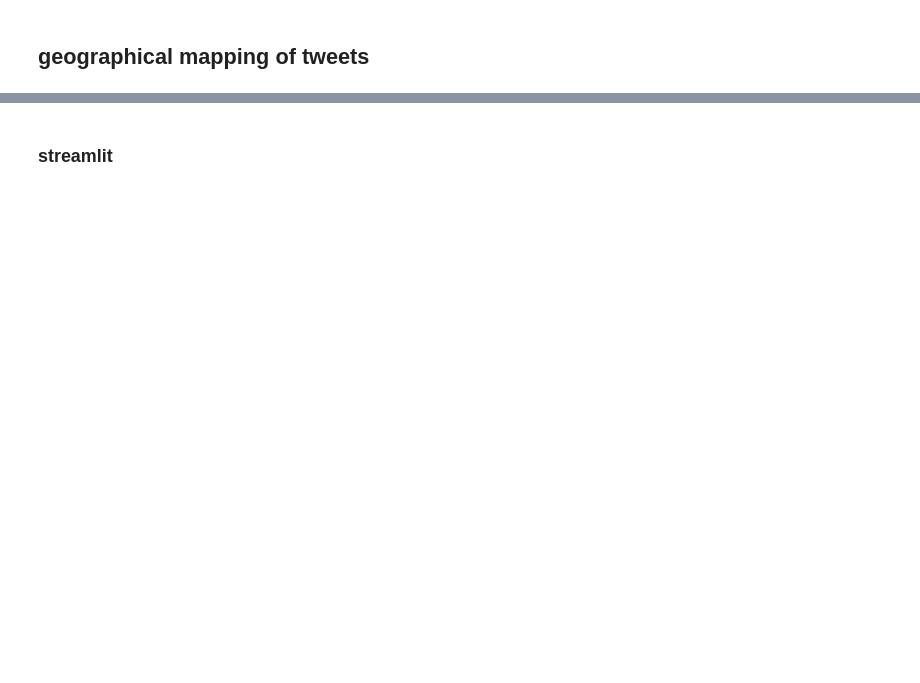
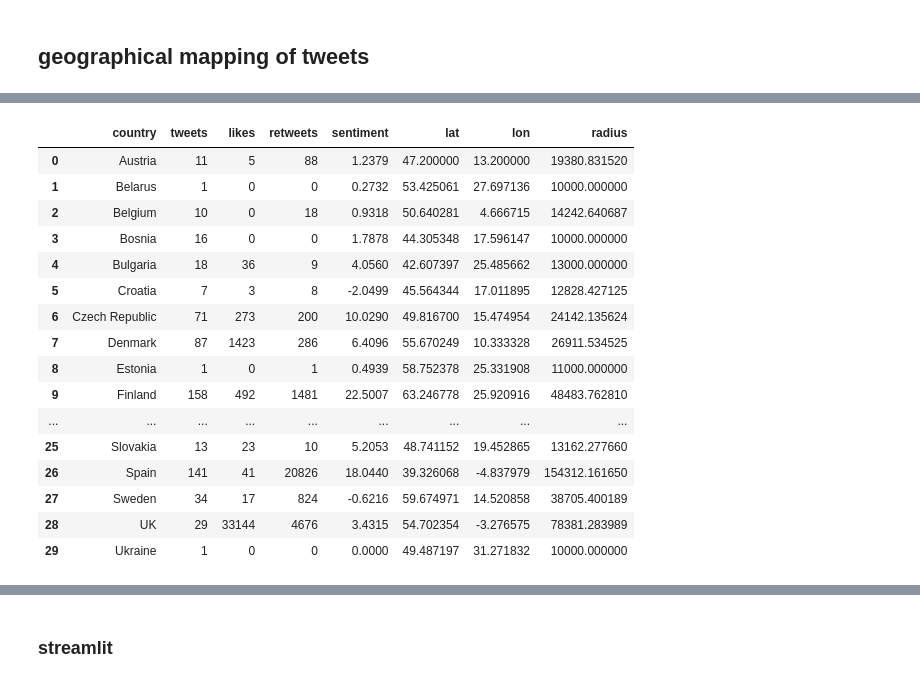
Before and after one commit to EstefaniaVB/LexAI, a Jupyter notebook: notebooks/twitterAPI_Tim.ipynb, the cells around one changed output, grey strips where cells are left out. Cells and saved outputs as stored; diff of their text form; code cells hidden in the pictures; blank space fills up the shorter version.

```diff
--- a/notebooks/twitterAPI_Tim.ipynb
+++ b/notebooks/twitterAPI_Tim.ipynb
@@ -774,0 +957,38 @@ def count_cities(df):
+# %%
+import math
+
+def clean_and_sum(df):
+
+    df_country_counts = df_country_counts.dropna()
+    df_country_counts = df_country_counts.groupby(by="country", as_index=False).sum()
+    return df
+
+def add_lat_lon(df):
+    df['lat'] = df['country'].apply(region_lat)
+    df['lon'] = df['country'].apply(region_lon)
+    return df
+
+def add_radius(df):
+
+    df["radius"] = df["retweets"].apply(lambda likes: math.sqrt(likes)*1000 + 10000)
+    return df
+
+df_country_counts
+# %% [output]
+|  | country | tweets | likes | retweets | sentiment | lat | lon | radius |
+| 0 | Austria | 11 | 5 | 88 | 1.2379 | 47.200000 | 13.200000 | 19380.831520 |
+| 1 | Belarus | 1 | 0 | 0 | 0.2732 | 53.425061 | 27.697136 | 10000.000000 |
+| 2 | Belgium | 10 | 0 | 18 | 0.9318 | 50.640281 | 4.666715 | 14242.640687 |
+| 3 | Bosnia | 16 | 0 | 0 | 1.7878 | 44.305348 | 17.596147 | 10000.000000 |
+| 4 | Bulgaria | 18 | 36 | 9 | 4.0560 | 42.607397 | 25.485662 | 13000.000000 |
+| 5 | Croatia | 7 | 3 | 8 | -2.0499 | 45.564344 | 17.011895 | 12828.427125 |
+| 6 | Czech Republic | 71 | 273 | 200 | 10.0290 | 49.816700 | 15.474954 | 24142.135624 |
+| 7 | Denmark | 87 | 1423 | 286 | 6.4096 | 55.670249 | 10.333328 | 26911.534525 |
+| 8 | Estonia | 1 | 0 | 1 | 0.4939 | 58.752378 | 25.331908 | 11000.000000 |
+| 9 | Finland | 158 | 492 | 1481 | 22.5007 | 63.246778 | 25.920916 | 48483.762810 |
+| ... | ... | ... | ... | ... | ... | ... | ... | ... |
+| 25 | Slovakia | 13 | 23 | 10 | 5.2053 | 48.741152 | 19.452865 | 13162.277660 |
+| 26 | Spain | 141 | 41 | 20826 | 18.0440 | 39.326068 | -4.837979 | 154312.161650 |
+| 27 | Sweden | 34 | 17 | 824 | -0.6216 | 59.674971 | 14.520858 | 38705.400189 |
+| 28 | UK | 29 | 33144 | 4676 | 3.4315 | 54.702354 | -3.276575 | 78381.283989 |
+| 29 | Ukraine | 1 | 0 | 0 | 0.0000 | 49.487197 | 31.271832 | 10000.000000 |
```
Also changed, not shown: parts of 46 cells of this notebook, 16 other files.
